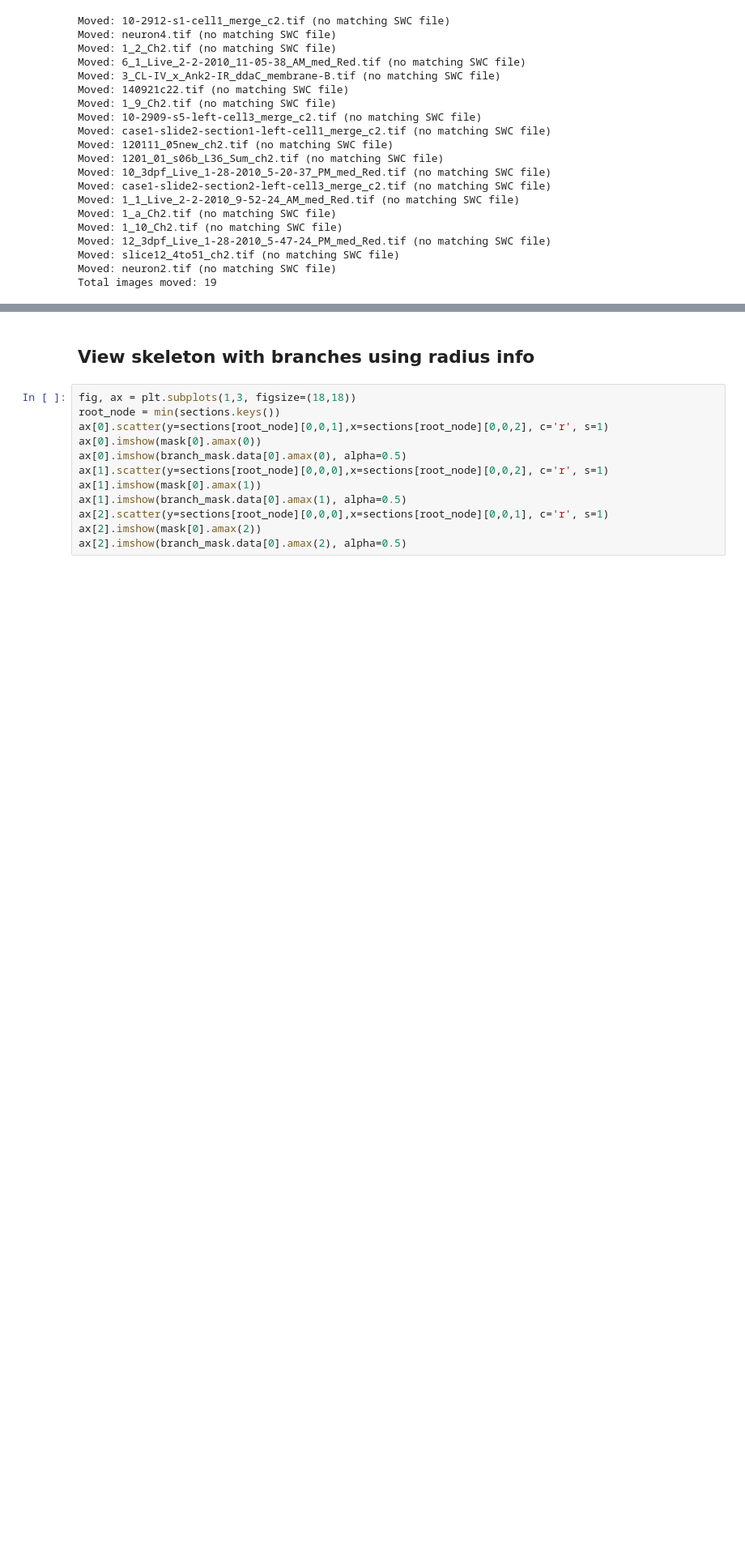
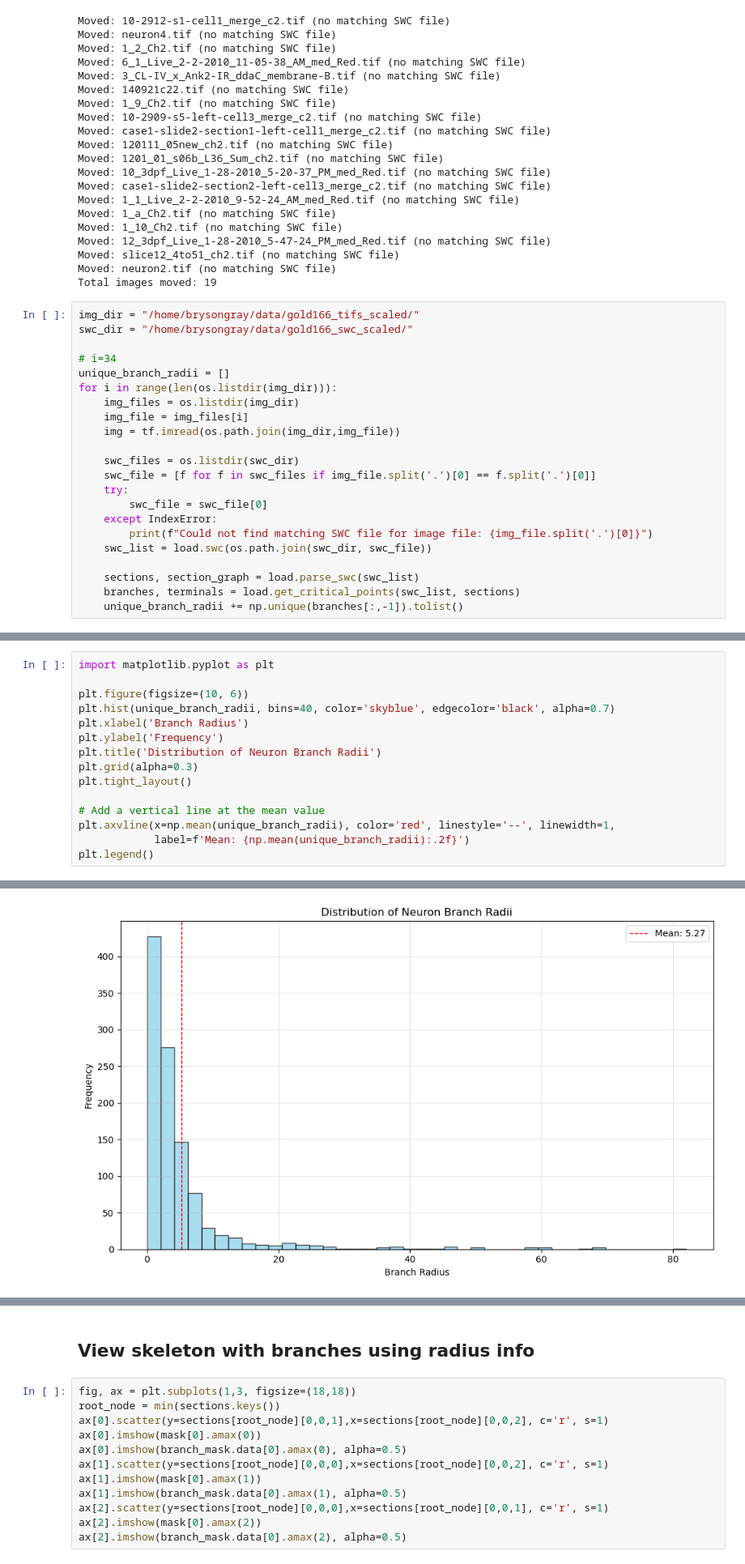
Before and after one commit to BrysonGray/neurotrack, a Jupyter notebook: notebooks/save_scaled_data.ipynb, the cells around one changed output, grey strips where cells are left out. Shown at 81% size. Saved outputs shown, nothing was run; the diff lists cells and outputs as text; blank space fills up the shorter version.

```diff
--- a/notebooks/save_scaled_data.ipynb
+++ b/notebooks/save_scaled_data.ipynb
@@ -444,3 +464,25 @@ Moved: 12_3dpf_Live_1-28-2010_5-47-24_PM_med_Red.tif (no matching SWC file)
 Moved: slice12_4to51_ch2.tif (no matching SWC file)
 Moved: neuron2.tif (no matching SWC file)
 Total images moved: 19
+# %%
+img_dir = "/home/brysongray/data/gold166_tifs_scaled/"
+swc_dir = "/home/brysongray/data/gold166_swc_scaled/"
+
+# i=34
+unique_branch_radii = []
+for i in range(len(os.listdir(img_dir))):
+    img_files = os.listdir(img_dir)
+    img_file = img_files[i]
+    img = tf.imread(os.path.join(img_dir,img_file))
+
+    swc_files = os.listdir(swc_dir)
+    swc_file = [f for f in swc_files if img_file.split('.')[0] == f.split('.')[0]]
+    try:
+        swc_file = swc_file[0]
+    except IndexError:
+        print(f"Could not find matching SWC file for image file: {img_file.split('.')[0]}")
+    swc_list = load.swc(os.path.join(swc_dir, swc_file))
+
+    sections, section_graph = load.parse_swc(swc_list)
+    branches, terminals = load.get_critical_points(swc_list, sections)
+    unique_branch_radii += np.unique(branches[:,-1]).tolist()
@@ -446,0 +507,16 @@ Total images moved: 19
+# %%
+import matplotlib.pyplot as plt
+
+plt.figure(figsize=(10, 6))
+plt.hist(unique_branch_radii, bins=40, color='skyblue', edgecolor='black', alpha=0.7)
+plt.xlabel('Branch Radius')
+plt.ylabel('Frequency')
+plt.title('Distribution of Neuron Branch Radii')
+plt.grid(alpha=0.3)
+plt.tight_layout()
+
+# Add a vertical line at the mean value
+plt.axvline(x=np.mean(unique_branch_radii), color='red', linestyle='--', linewidth=1,
+            label=f'Mean: {np.mean(unique_branch_radii):.2f}')
+plt.legend()
+# %% [output]
@@ -447,3 +524,4 @@ Total images moved: 19
+[figure, added]
 # %%
 img_dir = "/home/brysongray/data/gold166_tifs_scaled/"
 swc_dir = "/home/brysongray/data/gold166_swc_scaled/"
```
Also changed, not shown: parts of 8 cells of this notebook.
